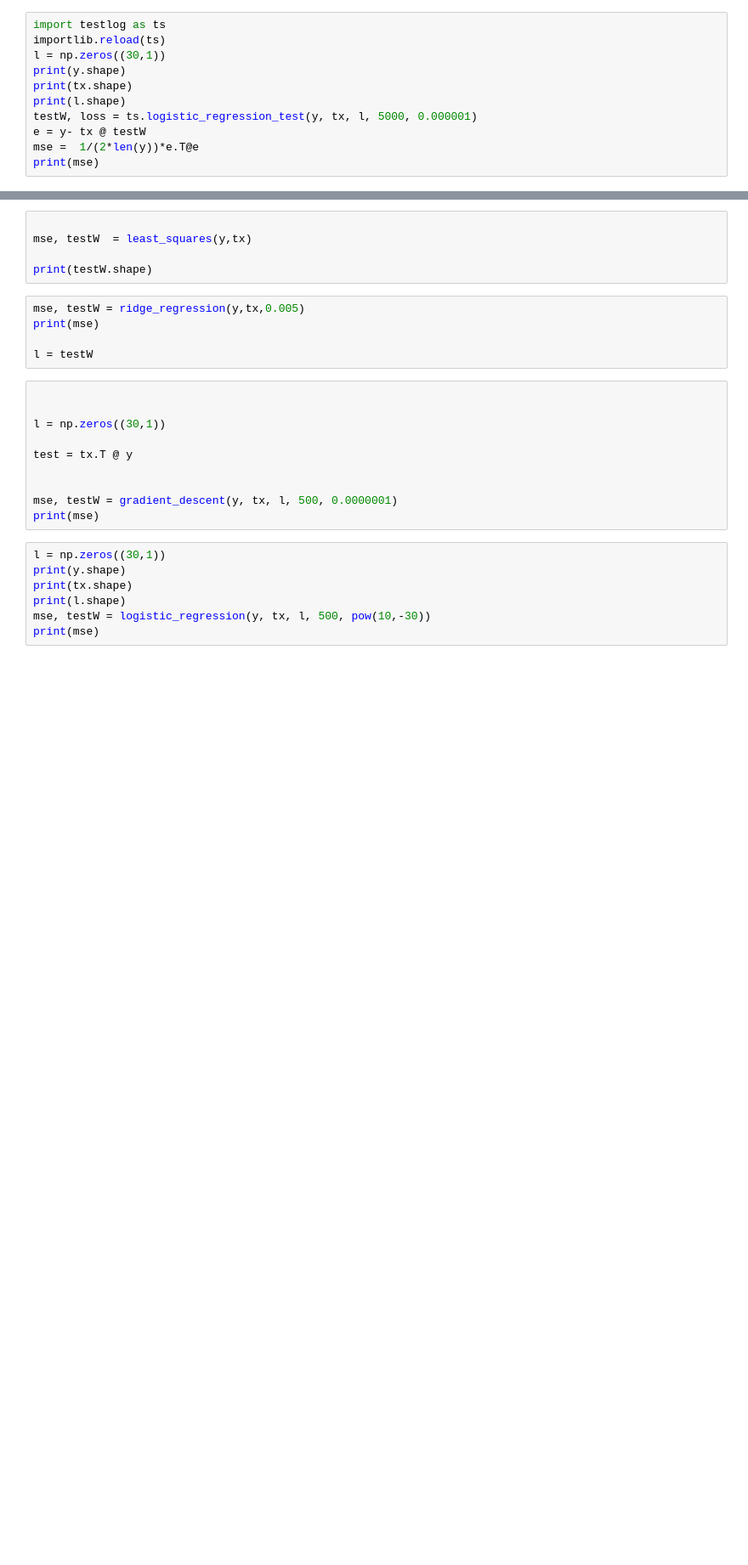
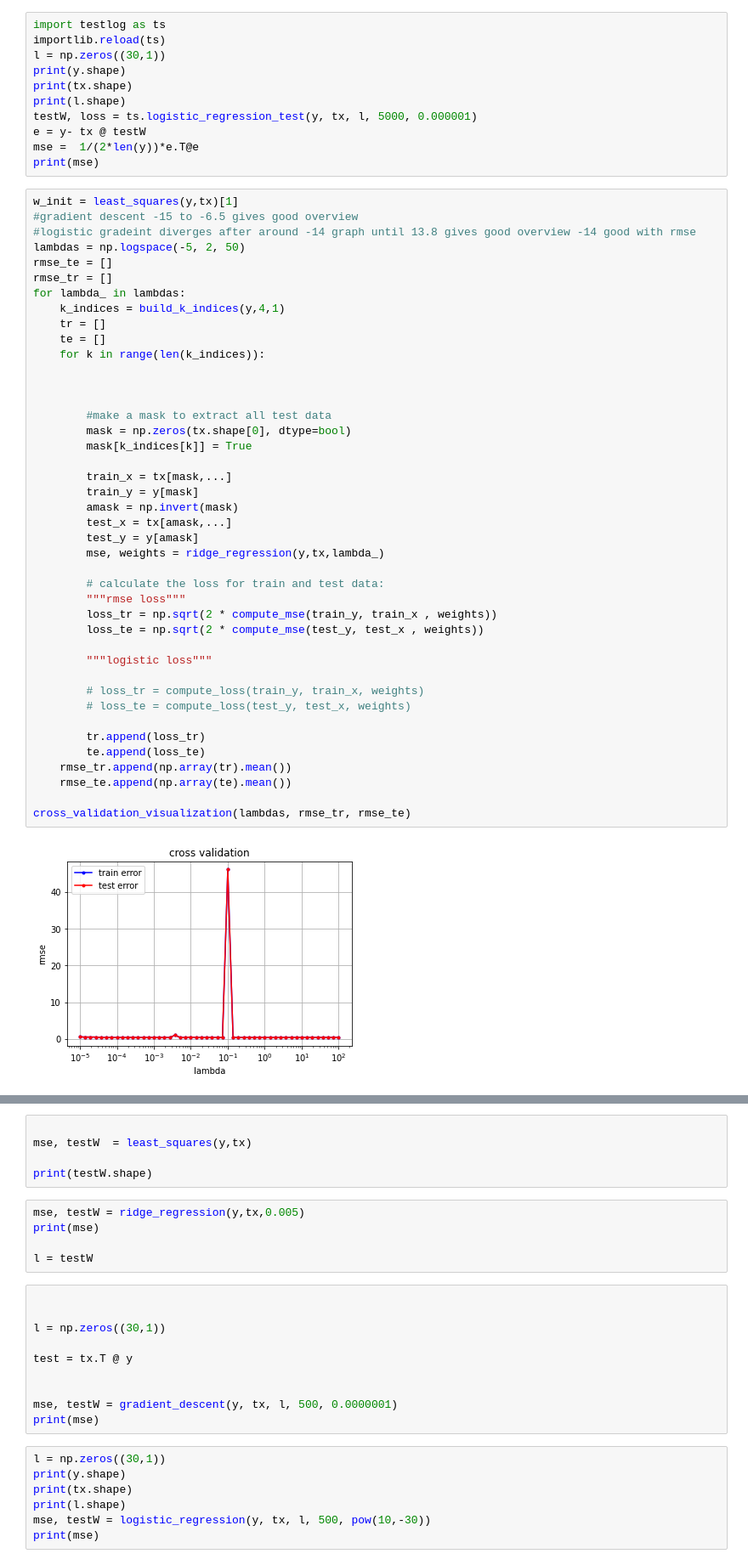
Before and after one commit to TheUndeadSloth/ML_EPFL, a Jupyter notebook: Project_1/TestingSebastian.ipynb, the cells around one changed output, grey strips where cells are left out. Shown: that part at 85% size. Saved outputs shown, nothing was run; the diff lists cells and outputs as text; blank space fills up the shorter version.

```diff
--- a/Project_1/TestingSebastian.ipynb
+++ b/Project_1/TestingSebastian.ipynb
@@ -24,4 +47,48 @@ testW, loss = ts.logistic_regression_test(y, tx, l, 5000, 0.000001)
 e = y- tx @ testW
 mse =  1/(2*len(y))*e.T@e
 print(mse)
+# %%
+w_init = least_squares(y,tx)[1]
+#gradient descent -15 to -6.5 gives good overview
+#logistic gradeint diverges after around -14 graph until 13.8 gives good overview -14 good with rmse
+lambdas = np.logspace(-5, 2, 50)
+rmse_te = []
+rmse_tr = []
+for lambda_ in lambdas:
+    k_indices = build_k_indices(y,4,1)
+    tr = []
+    te = []
+    for k in range(len(k_indices)):
+
+
+
+        #make a mask to extract all test data
+        mask = np.zeros(tx.shape[0], dtype=bool)
+        mask[k_indices[k]] = True
+
+        train_x = tx[mask,...]
+        train_y = y[mask]
+        amask = np.invert(mask)
+        test_x = tx[amask,...]
+        test_y = y[amask]
+        mse, weights = ridge_regression(y,tx,lambda_)
+
+        # calculate the loss for train and test data:
+        """rmse loss"""
+        loss_tr = np.sqrt(2 * compute_mse(train_y, train_x , weights))
+        loss_te = np.sqrt(2 * compute_mse(test_y, test_x , weights))
+
+        """logistic loss"""
+
+        # loss_tr = compute_loss(train_y, train_x, weights)
+        # loss_te = compute_loss(test_y, test_x, weights)
+
+        tr.append(loss_tr)
+        te.append(loss_te)
+    rmse_tr.append(np.array(tr).mean())
+    rmse_te.append(np.array(te).mean())
+
+cross_validation_visualization(lambdas, rmse_tr, rmse_te)
+# %% [output]
+[figure, added]
 # %%
```
Also changed, not shown: parts of 12 cells of this notebook, 6 other files.
